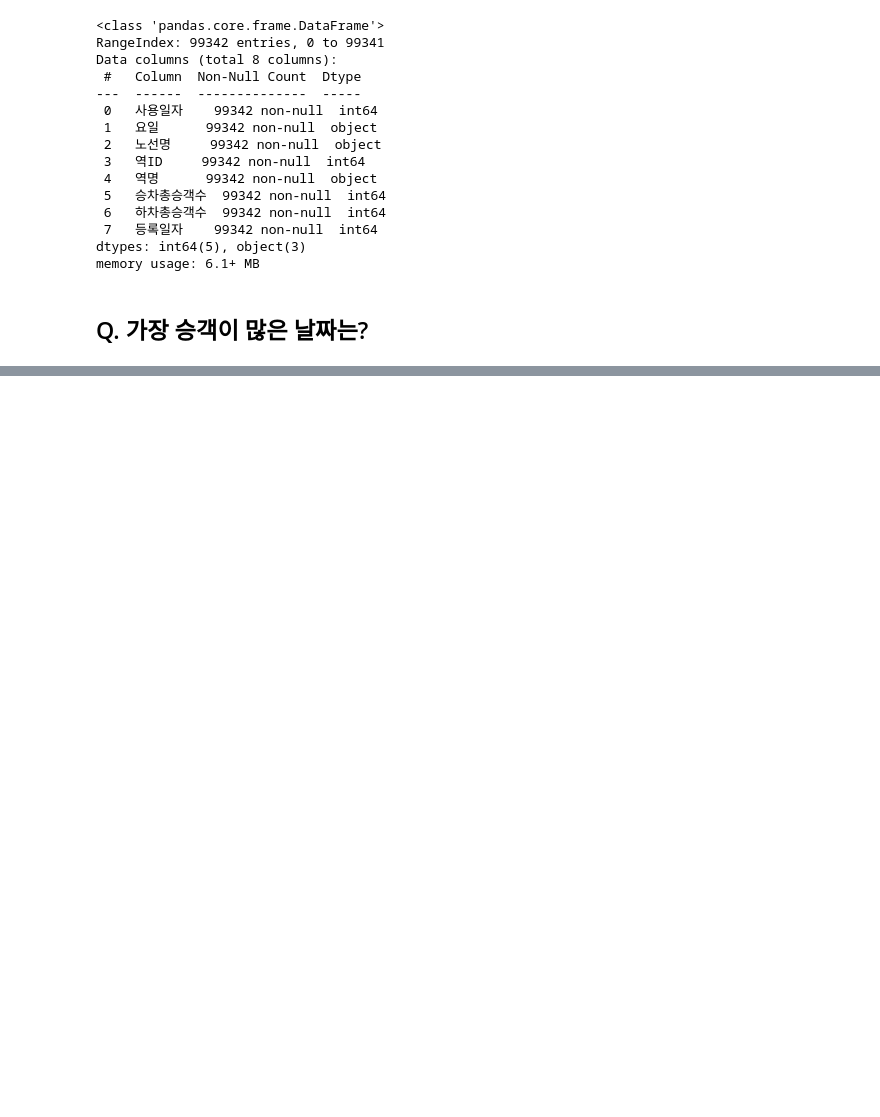
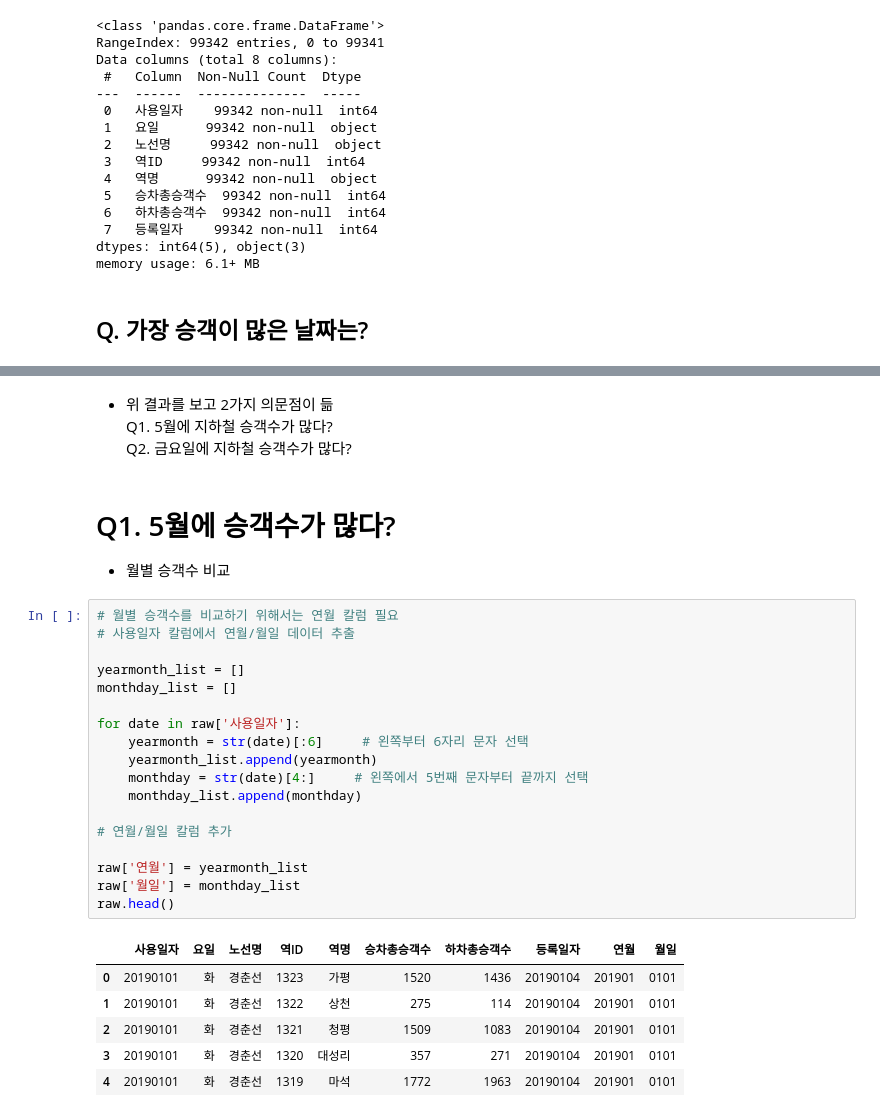
Before and after one commit to psuny1116/Project_by_lecture, a Jupyter notebook: subway analysis.ipynb, the cells around one changed output, grey strips where cells are left out. Saved outputs shown, nothing was run; the diff lists cells and outputs as text; blank space fills up the shorter version.

```diff
--- a/subway analysis.ipynb
+++ b/subway analysis.ipynb
@@ -299,0 +322,32 @@ memory usage: 6.1+ MB
+# %% [markdown]
+* 위 결과를 보고 2가지 의문점이 듦<br>
+Q1. 5월에 지하철 승객수가 많다?<br>
+Q2. 금요일에 지하철 승객수가 많다?
+# %% [markdown]
+# Q1. 5월에 승객수가 많다?
+* 월별 승객수 비교
+# %%
+# 월별 승객수를 비교하기 위해서는 연월 칼럼 필요
+# 사용일자 칼럼에서 연월/월일 데이터 추출
+
+yearmonth_list = []
+monthday_list = []
+
+for date in raw['사용일자']:
+    yearmonth = str(date)[:6]     # 왼쪽부터 6자리 문자 선택
+    yearmonth_list.append(yearmonth)
+    monthday = str(date)[4:]     # 왼쪽에서 5번째 문자부터 끝까지 선택
+    monthday_list.append(monthday)
+
+# 연월/월일 칼럼 추가
+
+raw['연월'] = yearmonth_list
+raw['월일'] = monthday_list
+raw.head()
+# %% [output]
+|  | 사용일자 | 요일 | 노선명 | 역ID | 역명 | 승차총승객수 | 하차총승객수 | 등록일자 | 연월 | 월일 |
+| 0 | 20190101 | 화 | 경춘선 | 1323 | 가평 | 1520 | 1436 | 20190104 | 201901 | 0101 |
+| 1 | 20190101 | 화 | 경춘선 | 1322 | 상천 | 275 | 114 | 20190104 | 201901 | 0101 |
+| 2 | 20190101 | 화 | 경춘선 | 1321 | 청평 | 1509 | 1083 | 20190104 | 201901 | 0101 |
+| 3 | 20190101 | 화 | 경춘선 | 1320 | 대성리 | 357 | 271 | 20190104 | 201901 | 0101 |
+| 4 | 20190101 | 화 | 경춘선 | 1319 | 마석 | 1772 | 1963 | 20190104 | 201901 | 0101 |
```
Also changed, not shown: parts of 3 cells of this notebook.
